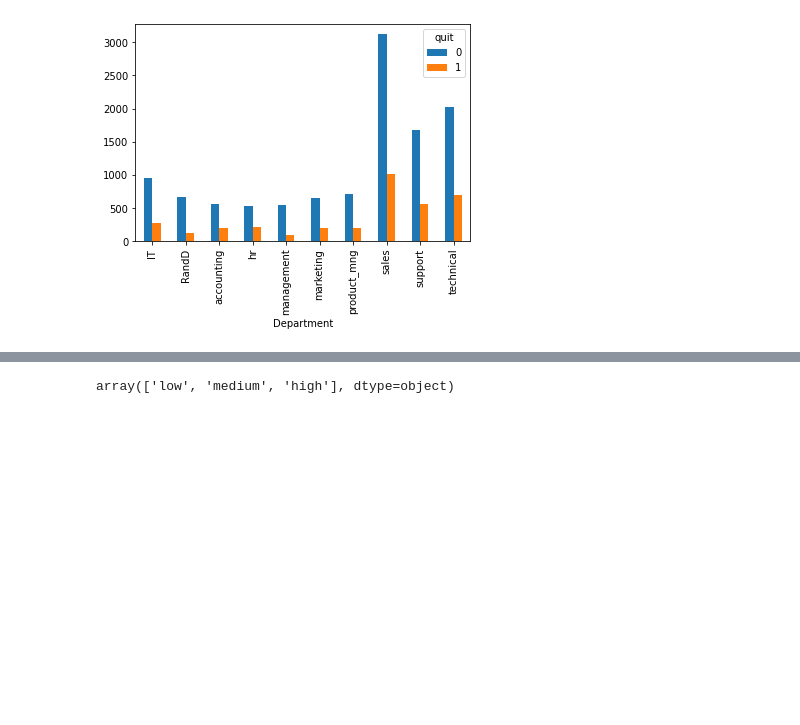
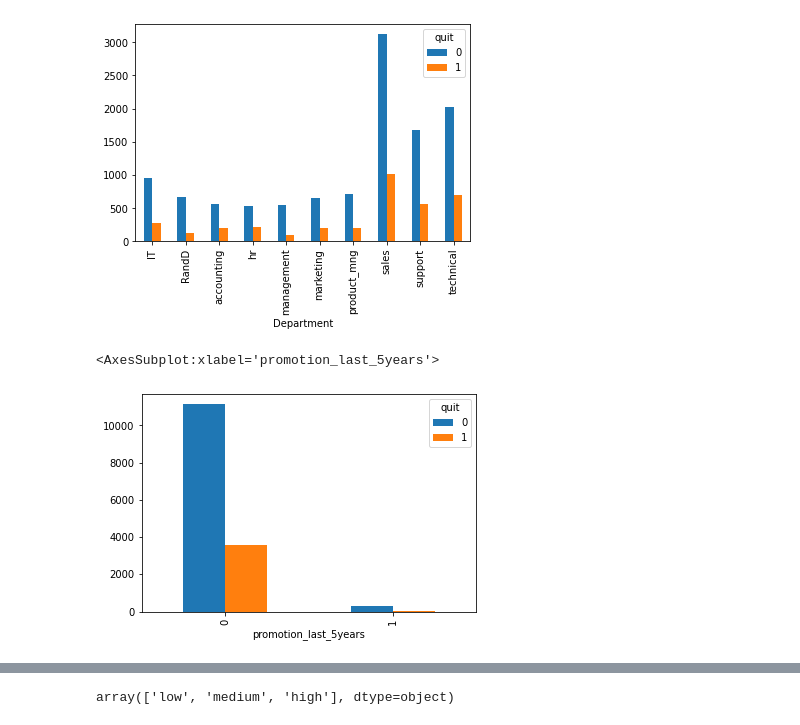
Before and after one commit to amarnathresearch/machinelearning, a Jupyter notebook: logistic/Logistic.ipynb, the cells around one changed output, grey strips where cells are left out. Drawn from its saved outputs; the diff is of its cells as text; code cells hidden in the pictures; blank space fills up the shorter version.

```diff
--- a/logistic/Logistic.ipynb
+++ b/logistic/Logistic.ipynb
@@ -210,3 +222,9 @@ pd.crosstab(df.Department,df.quit).plot(kind='bar')
 # %% [output]
 <AxesSubplot:xlabel='Department'>
 [figure]
+# %%
+df.columns
+pd.crosstab(df.promotion_last_5years, df.quit).plot(kind='bar')
+# %% [output]
+<AxesSubplot:xlabel='promotion_last_5years'>
+[figure, added]
```
Also changed, not shown: parts of 35 cells of this notebook.
